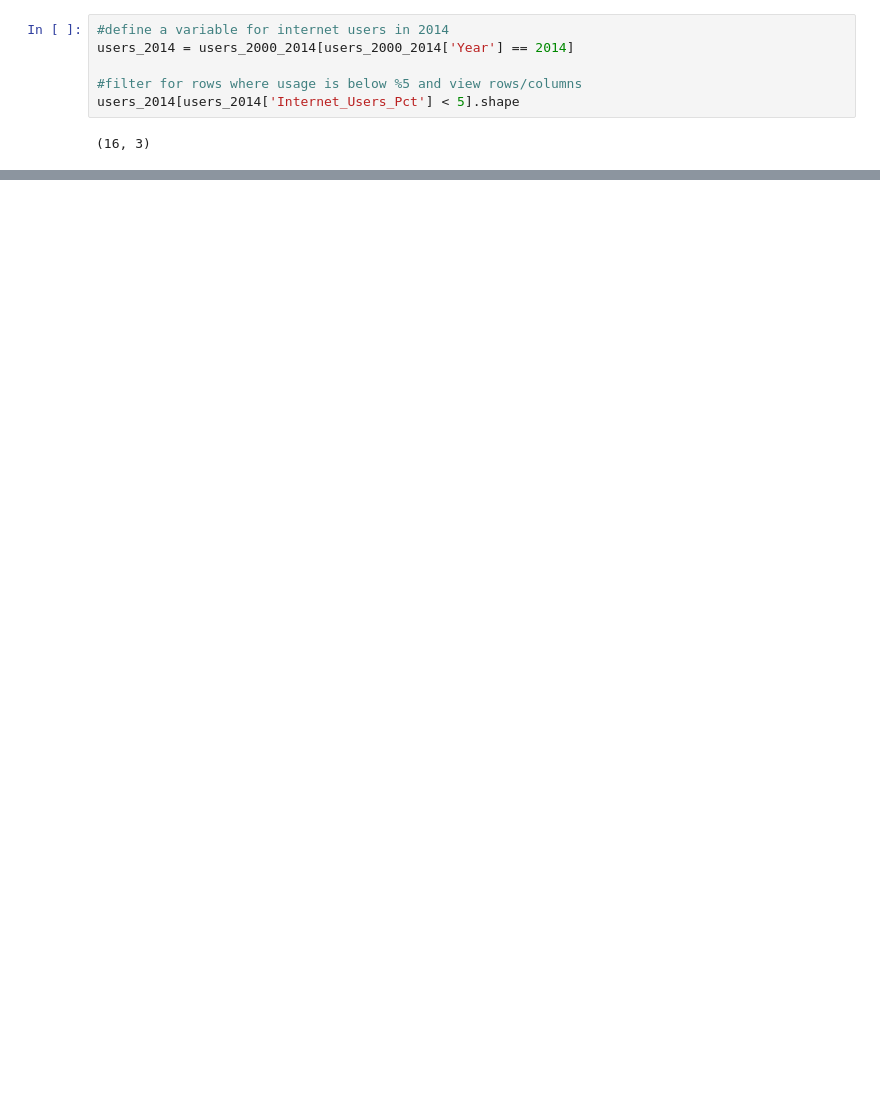
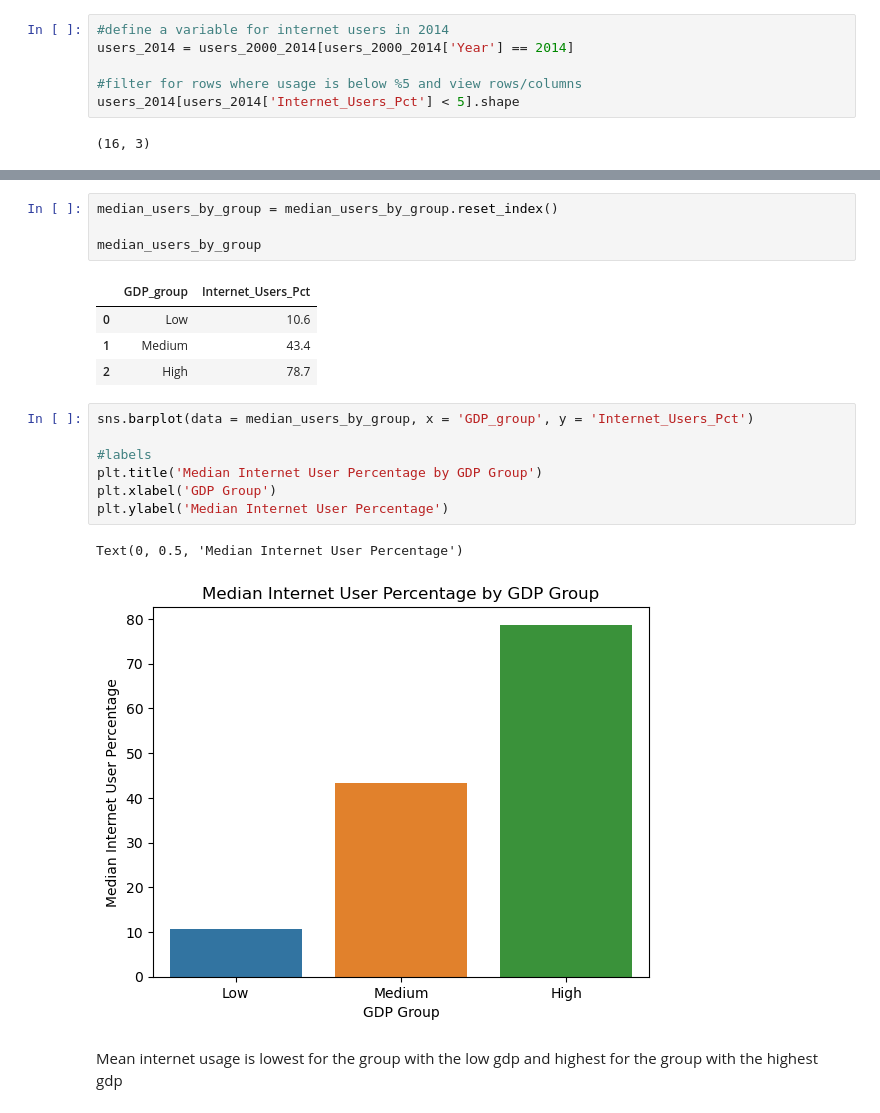
Before and after one commit to NSS-Data-Analytics-Cohort-10/gdp-and-internet-usage-Isaac110820, a Jupyter notebook: UN data.ipynb, the cells around one changed output, grey strips where cells are left out. Drawn from its saved outputs; the diff is of its cells as text; blank space fills up the shorter version.

```diff
--- a/UN data.ipynb
+++ b/UN data.ipynb
@@ -850,0 +849,21 @@ sns.barplot(data = median_users_by_group, x = )
+# %%
+median_users_by_group = median_users_by_group.reset_index()
+
+median_users_by_group
+# %% [output]
+|  | GDP_group | Internet_Users_Pct |
+| 0 | Low | 10.6 |
+| 1 | Medium | 43.4 |
+| 2 | High | 78.7 |
+# %%
+sns.barplot(data = median_users_by_group, x = 'GDP_group', y = 'Internet_Users_Pct')
+
+#labels
+plt.title('Median Internet User Percentage by GDP Group')
+plt.xlabel('GDP Group')
+plt.ylabel('Median Internet User Percentage')
+# %% [output]
+Text(0, 0.5, 'Median Internet User Percentage')
+[figure, added]
+# %% [markdown]
+Mean internet usage is lowest for the group with the low gdp and highest for the group with the highest gdp
```
Also changed, not shown: parts of 35 cells of this notebook.
